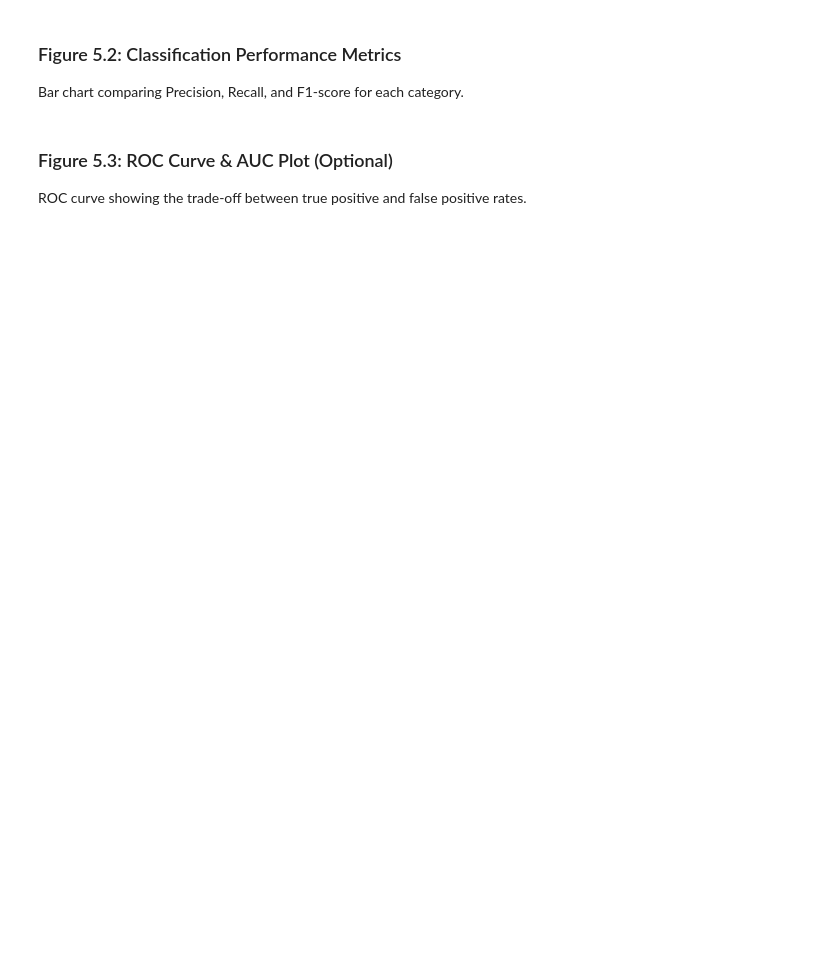
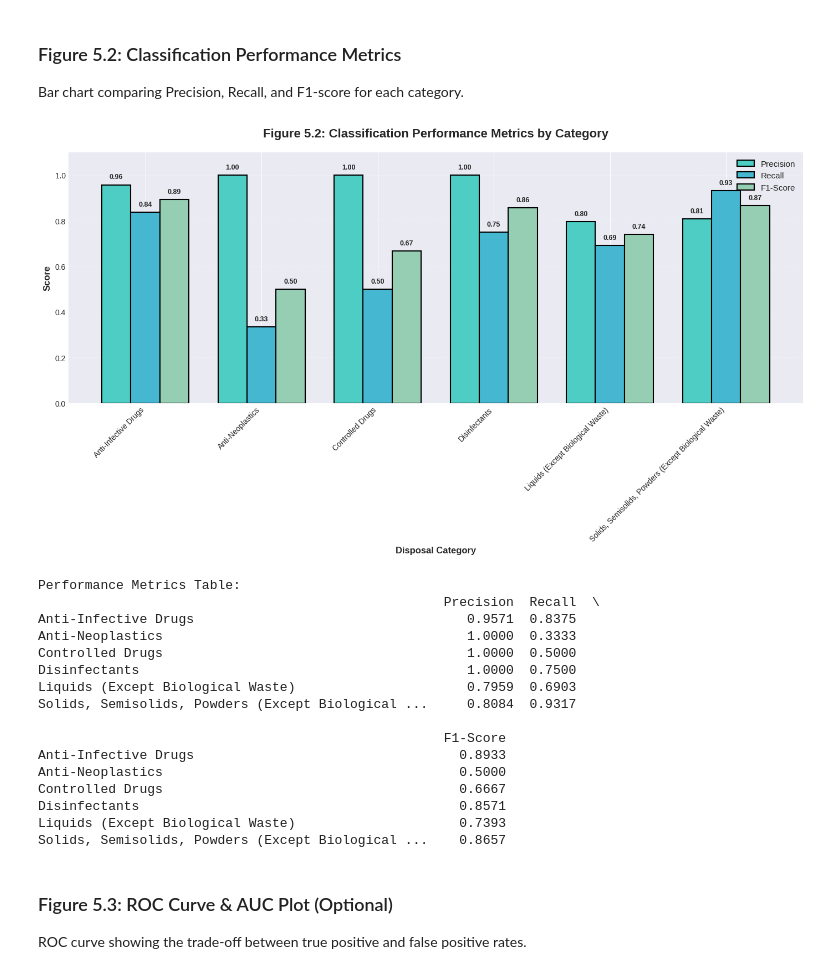
Before and after one commit to Jules-gatete/FastAPI, a Jupyter notebook: ML_Pipeline_Notebook.ipynb, the cells around one changed output. Drawn from its saved outputs; the diff is of its cells as text; code cells hidden in the pictures; blank space fills up the shorter version.

```diff
--- a/ML_Pipeline_Notebook.ipynb
+++ b/ML_Pipeline_Notebook.ipynb
@@ -593,7 +773,9 @@ for i, cls in enumerate(classes):
 Bar chart comparing Precision, Recall, and F1-score for each category.
 # %%
 # Calculate metrics
-precision, recall, f1, support = precision_recall_fscore_support(y_test, y_pred, labels=classes)
+# --- Start of fix: Use decoded y_test and y_pred ---
+precision, recall, f1, support = precision_recall_fscore_support(y_test_decoded, y_pred_decoded, labels=classes)
+# --- End of fix ---
 
 # Create DataFrame for easier plotting
 metrics_df = pd.DataFrame({
@@ -612,33 +794,52 @@ bars1 = ax.bar(x - width, metrics_df['Precision'], width, label='Precision',
 bars2 = ax.bar(x, metrics_df['Recall'], width, label='Recall',
                color='#45B7D1', edgecolor='black', linewidth=1.5)
 bars3 = ax.bar(x + width, metrics_df['F1-Score'], width, label='F1-Score',
                color='#96CEB4', edgecolor='black', linewidth=1.5)
 
 # Customize chart
 ax.set_xlabel('Disposal Category', fontsize=12, fontweight='bold')
 ax.set_ylabel('Score', fontsize=12, fontweight='bold')
 ax.set_title('Figure 5.2: Classification Performance Metrics by Category',
              fontsize=16, fontweight='bold', pad=20)
 ax.set_xticks(x)
 ax.set_xticklabels([c.title() for c in classes], rotation=45, ha='right')
 ax.legend(fontsize=11)
 ax.set_ylim(0, 1.1)
 ax.grid(axis='y', alpha=0.3, linestyle='--')
 ax.set_axisbelow(True)
 
 # Add value labels on bars
 for bars in [bars1, bars2, bars3]:
     for bar in bars:
         height = bar.get_height()
         ax.text(bar.get_x() + bar.get_width()/2., height + 0.02,
                 f'{height:.2f}', ha='center', va='bottom', fontsize=9, fontweight='bold')
 
 plt.tight_layout()
+fig.savefig(os.path.join(IMAGES_DIR, 'Figure_5_2_Classification_Performance_Metrics_by_Category.png'), dpi=300, bbox_inches='tight')
 plt.show()
 
 # Display metrics table
 print("\nPerformance Metrics Table:")
 print(metrics_df.round(4))
+# %% [output]
+[figure, added]
+Performance Metrics Table:
+                                                    Precision  Recall  \
+Anti-Infective Drugs                                   0.9571  0.8375
+Anti-Neoplastics                                       1.0000  0.3333
+Controlled Drugs                                       1.0000  0.5000
+Disinfectants                                          1.0000  0.7500
+Liquids (Except Biological Waste)                      0.7959  0.6903
+Solids, Semisolids, Powders (Except Biological ...     0.8084  0.9317
+
+                                                    F1-Score
+Anti-Infective Drugs                                  0.8933
+Anti-Neoplastics                                      0.5000
+Controlled Drugs                                      0.6667
+Disinfectants                                         0.8571
+Liquids (Except Biological Waste)                     0.7393
+Solids, Semisolids, Powders (Except Biological ...    0.8657
 # %% [markdown]
 ### Figure 5.3: ROC Curve & AUC Plot (Optional)
 
```
Also changed, not shown: parts of 22 cells of this notebook.
